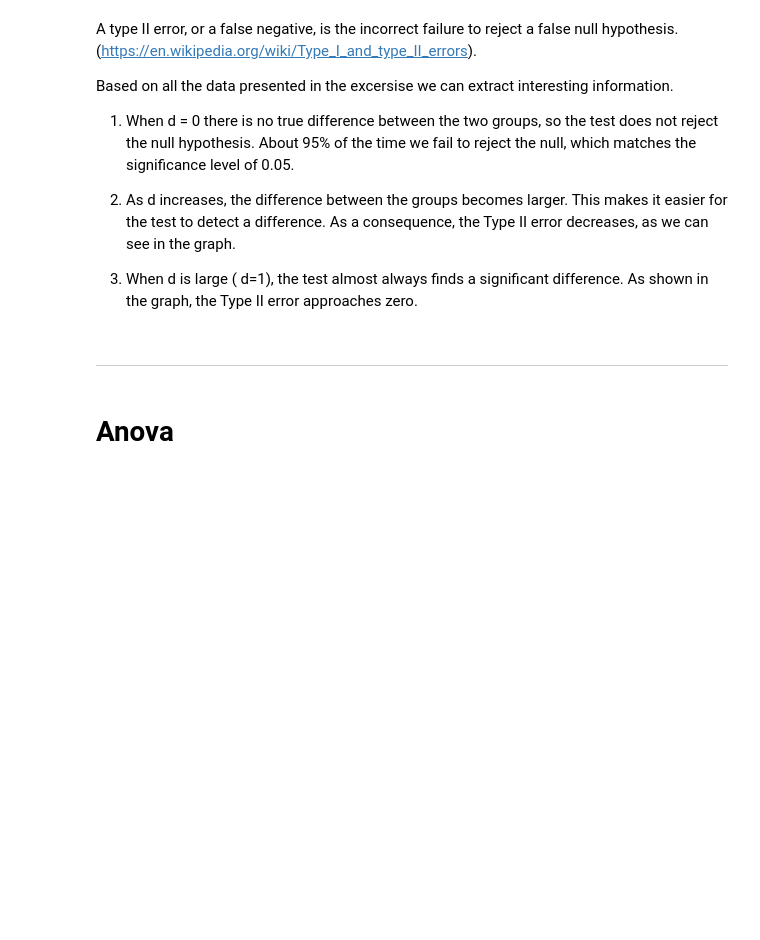
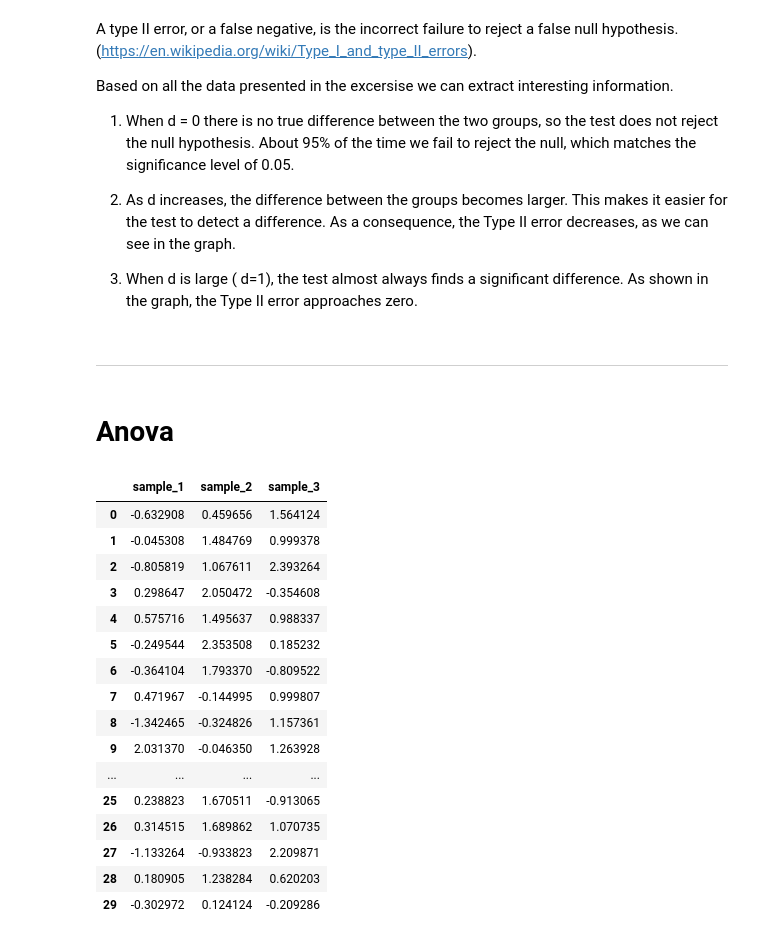
Before and after one commit to RobAstur/Applied-Statistics, a Jupyter notebook: problems.ipynb, the cells around one changed output. Saved outputs shown, nothing was run; the diff lists cells and outputs as text; code cells hidden in the pictures; blank space fills up the shorter version.

```diff
--- a/problems.ipynb
+++ b/problems.ipynb
@@ -265,3 +266,30 @@ Based on all the data presented in the excersise we can extract interesting info
 # Anova
 # %%
 #https://www.geeksforgeeks.org/data-science/difference-between-t-test-and-anova/
+# %%
+#Creating data using np.random.normal
+sample_1 = np.random.normal(0,1,30)
+sample_2 = np.random.normal(0.5,1,30)
+sample_3 = np.random.normal(1,1,30)
+# %%
+df= pd.DataFrame({'sample_1': sample_1, 'sample_2': sample_2, 'sample_3': sample_3})
+
+df
+# %% [output]
+|  | sample_1 | sample_2 | sample_3 |
+| 0 | -0.632908 | 0.459656 | 1.564124 |
+| 1 | -0.045308 | 1.484769 | 0.999378 |
+| 2 | -0.805819 | 1.067611 | 2.393264 |
+| 3 | 0.298647 | 2.050472 | -0.354608 |
+| 4 | 0.575716 | 1.495637 | 0.988337 |
+| 5 | -0.249544 | 2.353508 | 0.185232 |
+| 6 | -0.364104 | 1.793370 | -0.809522 |
+| 7 | 0.471967 | -0.144995 | 0.999807 |
+| 8 | -1.342465 | -0.324826 | 1.157361 |
+| 9 | 2.031370 | -0.046350 | 1.263928 |
+| ... | ... | ... | ... |
+| 25 | 0.238823 | 1.670511 | -0.913065 |
+| 26 | 0.314515 | 1.689862 | 1.070735 |
+| 27 | -1.133264 | -0.933823 | 2.209871 |
+| 28 | 0.180905 | 1.238284 | 0.620203 |
+| 29 | -0.302972 | 0.124124 | -0.209286 |
```
Also changed, not shown: parts of 4 cells of this notebook.
